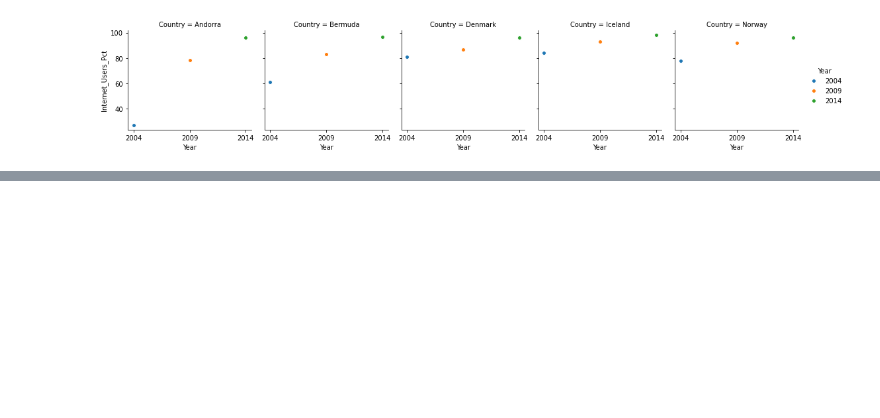
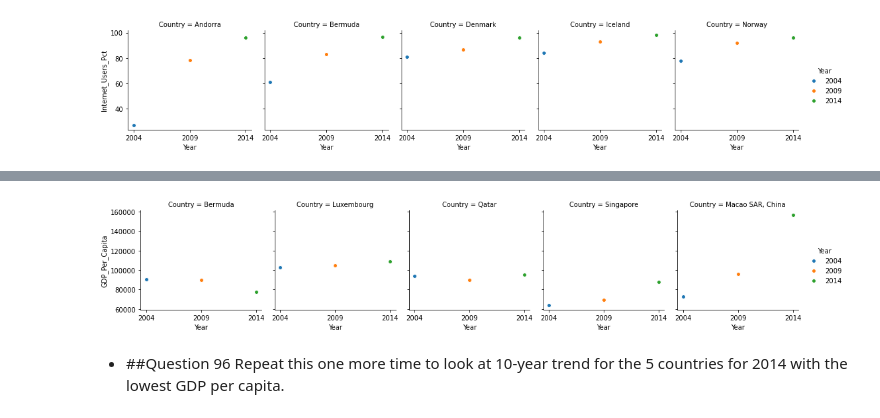
Before and after one commit to NSS-Full-Time-Data-Analytics-7/gdp-and-internet-usage-LaurenDellaRusso, a Jupyter notebook: notebooks/UN _data.ipynb, the cells around one changed output, grey strips where cells are left out. Drawn from its saved outputs; the diff is of its cells as text; code cells hidden in the pictures; blank space fills up the shorter version.

```diff
--- a/notebooks/UN _data.ipynb
+++ b/notebooks/UN _data.ipynb
@@ -477,0 +564,4 @@ graph.map_dataframe(plt.scatter, 'Year', 'Internet_Users_Pct', edgecolor ="w").a
+# %%
+gdp_list = ['Macao SAR, China', 'Luxembourg', 'Qatar', 'Singapore', 'Bermuda']
+gdpnew14 = year14_df.query("Country in @gdp_list")
+gdpnew14
@@ -477,0 +575,4 @@ graph.map_dataframe(plt.scatter, 'Year', 'Internet_Users_Pct', edgecolor ="w").a
+# %%
+gdp_list = ['Macao SAR, China', 'Luxembourg', 'Qatar', 'Singapore', 'Bermuda']
+gdpnew09 = year09_df.query("Country in @gdp_list")
+gdpnew09
@@ -477,0 +586,4 @@ graph.map_dataframe(plt.scatter, 'Year', 'Internet_Users_Pct', edgecolor ="w").a
+# %%
+gdp_list = ['Macao SAR, China', 'Luxembourg', 'Qatar', 'Singapore', 'Bermuda']
+gdpnew04 = year04_df.query("Country in @gdp_list")
+gdpnew04
@@ -477,0 +597,3 @@ graph.map_dataframe(plt.scatter, 'Year', 'Internet_Users_Pct', edgecolor ="w").a
+# %%
+df_hi_5_gdp = pd.concat([gdpnew04, gdpnew09, gdpnew14 ])
+df_hi_5_gdp
@@ -477,0 +617,10 @@ graph.map_dataframe(plt.scatter, 'Year', 'Internet_Users_Pct', edgecolor ="w").a
+# %%
+############# Main Section         #############
+# Form a facetgrid using columns
+graph = sns.FacetGrid(df_hi_5_gdp, col ='Country', hue = 'Year')
+# map the above form facetgrid with some attributes
+graph.map_dataframe(plt.scatter, 'Year', 'GDP_Per_Capita', edgecolor ="w").add_legend();
+# %% [output]
+[figure, added]
+# %% [markdown]
+ - ##Question 96  Repeat this one more time to look at 10-year trend for the 5 countries for 2014 with the lowest GDP per capita.
```
Also changed, not shown: parts of 15 cells of this notebook.
